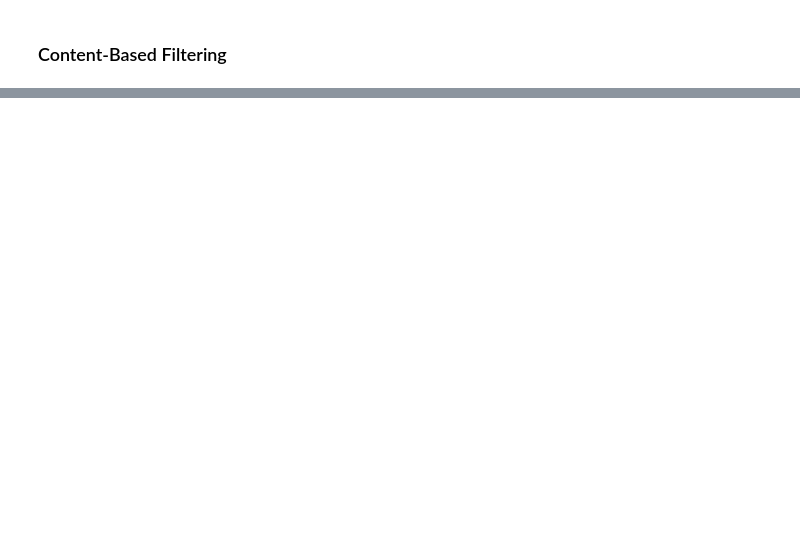
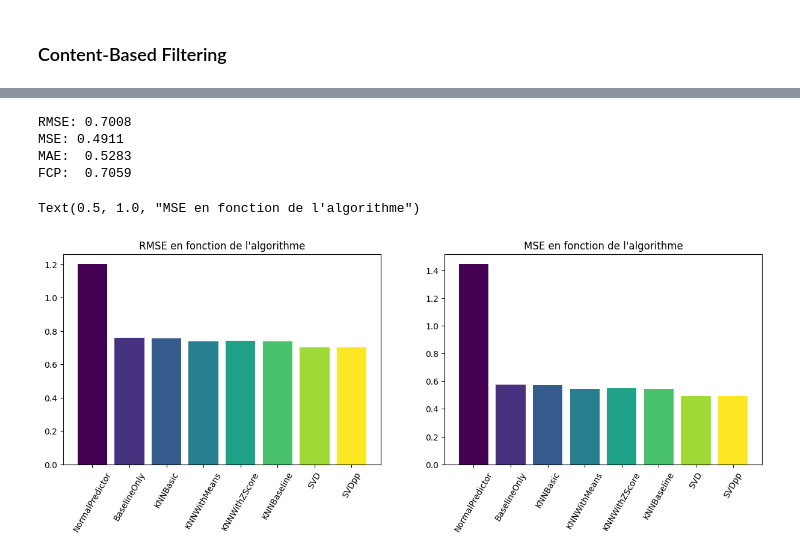
Before and after one commit to DataScientest-Studio/aug23_bds_reco_films, a Jupyter notebook: Timeline.ipynb, the cells around one changed output, grey strips where cells are left out. Cells and saved outputs as stored; diff of their text form; code cells hidden in the pictures; blank space fills up the shorter version.

```diff
--- a/Timeline.ipynb
+++ b/Timeline.ipynb
@@ -598,0 +866,37 @@ accuracy.fcp(predictions)
+# %%
+temps_debut = time.time()
+model_SVDpp = SVDpp()
+model_SVDpp.fit(trainset)
+
+predictions = model_SVDpp.test(testset)
+
+# compute erros accuracy.rmse(predictions)
+
+# Enregistrez le temps de fin
+temps_fin = time.time()
+duree = temps_fin- temps_debut
+
+liste_SVDpp = [float(accuracy.rmse(predictions)), float(accuracy.mse(predictions)), float(accuracy.mae(predictions)), float(accuracy.fcp(predictions)), duree]
+# %% [output]
+RMSE: 0.7008
+MSE: 0.4911
+MAE:  0.5283
+FCP:  0.7059
+# %%
+data_model = pd.DataFrame(columns = ['NormalPredictor', 'BaselineOnly', 'KNNBasic', 'KNNWithMeans', 'KNNWithZScore', 'KNNBaseline', 'SVD', 'SVDpp'])
+#data_model.index = ['SVD', 'NP', 'BO', 'KNNB', 'KNNWM', 'KNNBl', 'SVDpp']
+# %%
+data_model.NormalPredictor = liste_NormalPredictor
+data_model.BaselineOnly = liste_BaselineOnly
+data_model.KNNBasic = liste_KNNBasic
+data_model.KNNWithMeans = liste_KNNWithMeans
+data_model.KNNWithZScore = liste_KNNWithZScore
+data_model.KNNBaseline = liste_KNNBaseline
+data_model.SVD = liste_SVD
+data_model.SVDpp = liste_SVDpp
+# %%
+
+noms_index = ['RMSE', 'MSE', 'MAE', 'FCP', 'Run_time (s)']
+
+# Remplacer l'index par les noms
+data_model = data_model.set_index(pd.Index(noms_index))
@@ -598,0 +905,14 @@ accuracy.fcp(predictions)
+# %%
+fig = plt.figure(figsize= (15,10))
+
+plt.subplot(221)
+plt.bar(data_model.columns, data_model.iloc[0,:], color = colors)
+plt.xticks(rotation = 60)
+plt.title("RMSE en fonction de l'algorithme")
+plt.subplot(222)
+plt.bar(data_model.columns, data_model.iloc[1,:], color = colors)
+plt.xticks(rotation = 60)
+plt.title("MSE en fonction de l'algorithme")
+# %% [output]
+Text(0.5, 1.0, "MSE en fonction de l'algorithme")
+[figure, added]
```
Also changed, not shown: parts of 75 cells of this notebook.
